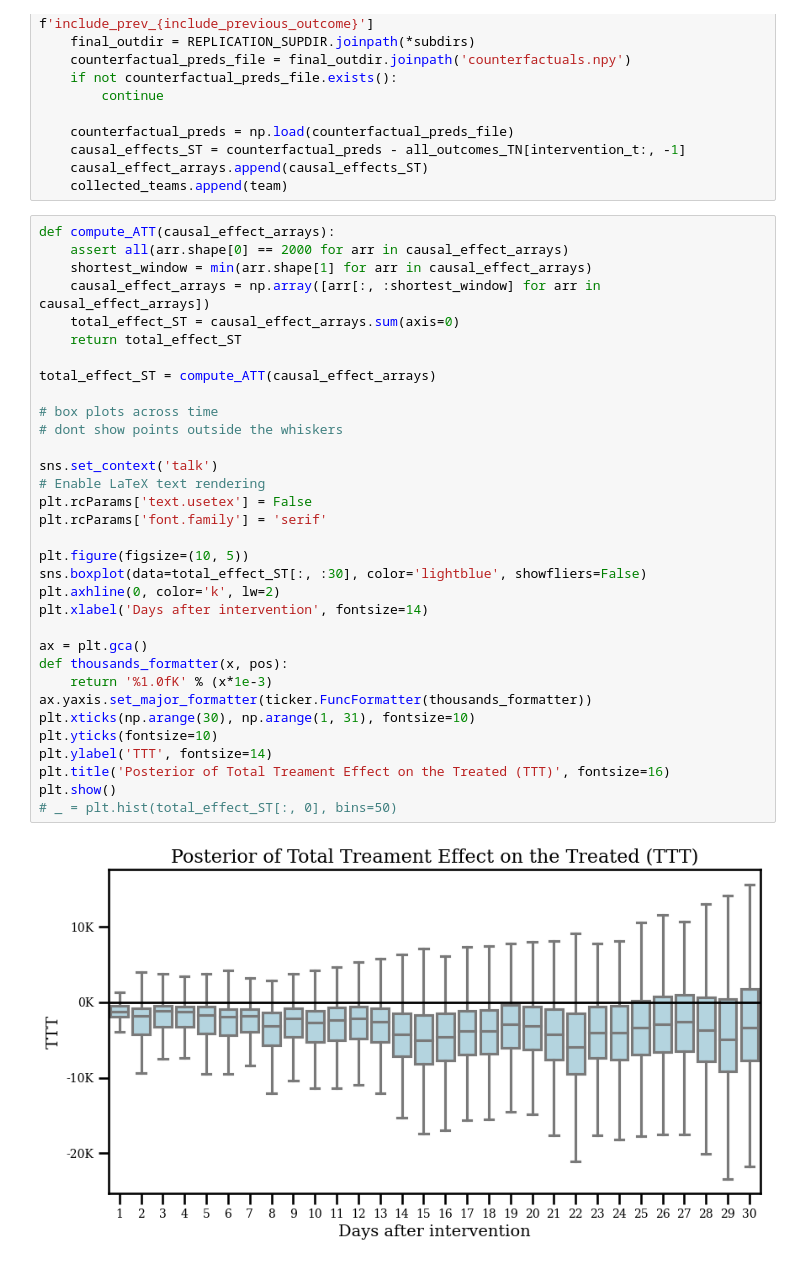
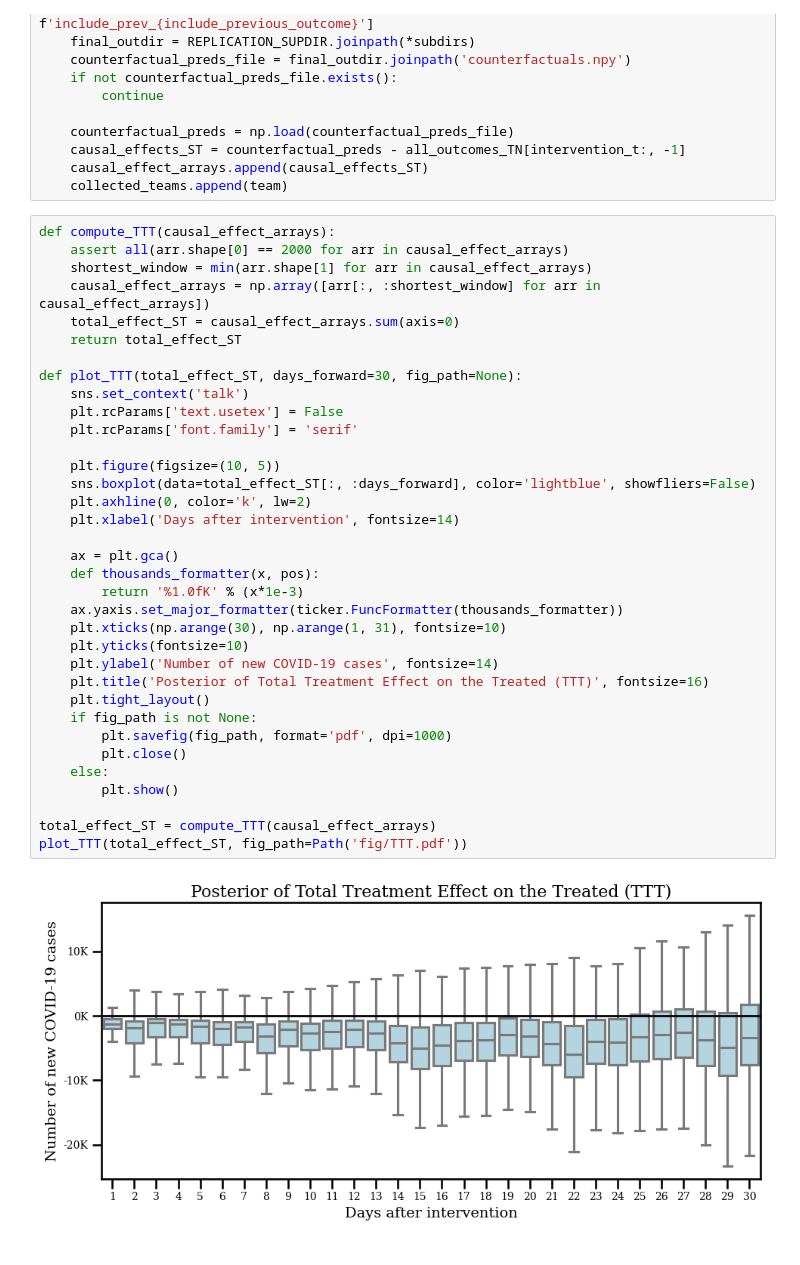
Before and after one commit to Joshuashou/Synthetic-Control-Paper-Model, a Jupyter notebook: calculate_ATT.ipynb, the cells around one changed output. Cells and saved outputs as stored; diff of their text form.

Commit message:
adding TTT figure

```diff
--- a/calculate_ATT.ipynb
+++ b/calculate_ATT.ipynb
@@ -123,37 +123,39 @@ for team in tqdm(teams):
     causal_effect_arrays.append(causal_effects_ST)
     collected_teams.append(team)
 # %%
-def compute_ATT(causal_effect_arrays):
+def compute_TTT(causal_effect_arrays):
     assert all(arr.shape[0] == 2000 for arr in causal_effect_arrays)
     shortest_window = min(arr.shape[1] for arr in causal_effect_arrays)
     causal_effect_arrays = np.array([arr[:, :shortest_window] for arr in causal_effect_arrays])
     total_effect_ST = causal_effect_arrays.sum(axis=0)
     return total_effect_ST
 
-total_effect_ST = compute_ATT(causal_effect_arrays)
+def plot_TTT(total_effect_ST, days_forward=30, fig_path=None):
+    sns.set_context('talk')
+    plt.rcParams['text.usetex'] = False
+    plt.rcParams['font.family'] = 'serif'
 
-# box plots across time
-# dont show points outside the whiskers
+    plt.figure(figsize=(10, 5))
+    sns.boxplot(data=total_effect_ST[:, :days_forward], color='lightblue', showfliers=False)
+    plt.axhline(0, color='k', lw=2)
+    plt.xlabel('Days after intervention', fontsize=14)
 
-sns.set_context('talk')
-# Enable LaTeX text rendering
-plt.rcParams['text.usetex'] = False
-plt.rcParams['font.family'] = 'serif'
+    ax = plt.gca()
+    def thousands_formatter(x, pos):
+        return '%1.0fK' % (x*1e-3)
+    ax.yaxis.set_major_formatter(ticker.FuncFormatter(thousands_formatter))
+    plt.xticks(np.arange(30), np.arange(1, 31), fontsize=10)
+    plt.yticks(fontsize=10)
+    plt.ylabel('Number of new COVID-19 cases', fontsize=14)
+    plt.title('Posterior of Total Treatment Effect on the Treated (TTT)', fontsize=16)
+    plt.tight_layout()
+    if fig_path is not None:
+        plt.savefig(fig_path, format='pdf', dpi=1000)
+        plt.close()
+    else:
+        plt.show()
 
-plt.figure(figsize=(10, 5))
-sns.boxplot(data=total_effect_ST[:, :30], color='lightblue', showfliers=False)
-plt.axhline(0, color='k', lw=2)
-plt.xlabel('Days after intervention', fontsize=14)
-
-ax = plt.gca()
-def thousands_formatter(x, pos):
-    return '%1.0fK' % (x*1e-3)
-ax.yaxis.set_major_formatter(ticker.FuncFormatter(thousands_formatter))
-plt.xticks(np.arange(30), np.arange(1, 31), fontsize=10)
-plt.yticks(fontsize=10)
-plt.ylabel('TTT', fontsize=14)
-plt.title('Posterior of Total Treament Effect on the Treated (TTT)', fontsize=16)
-plt.show()
-# _ = plt.hist(total_effect_ST[:, 0], bins=50)
+total_effect_ST = compute_TTT(causal_effect_arrays)
+plot_TTT(total_effect_ST, fig_path=Path('fig/TTT.pdf'))
 # %% [output]
-[figure, old version]
+[figure, new version]
```
Also changed, not shown: 1 other file.
